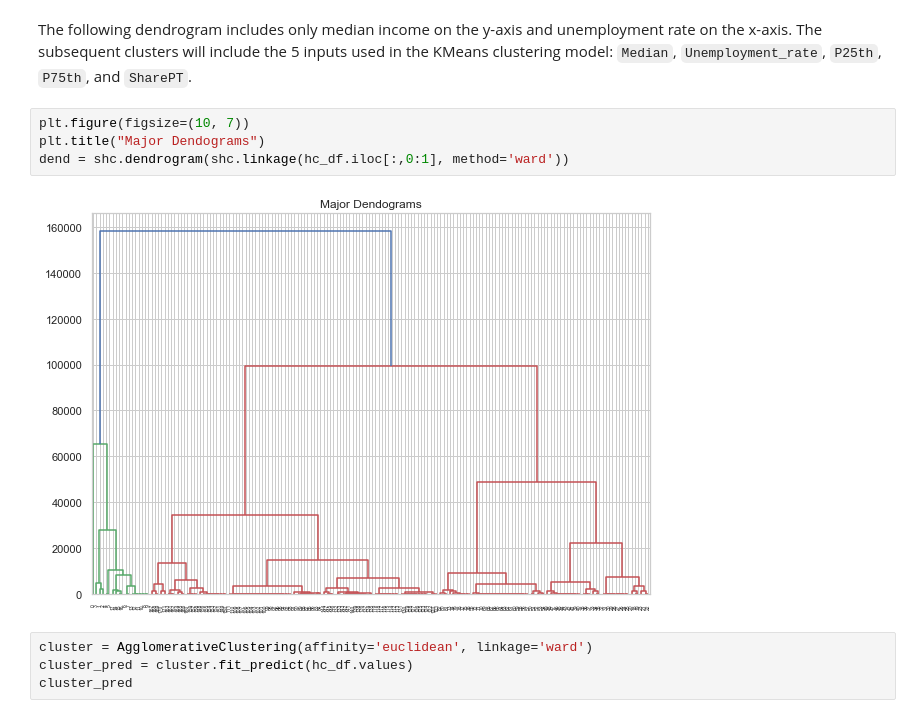
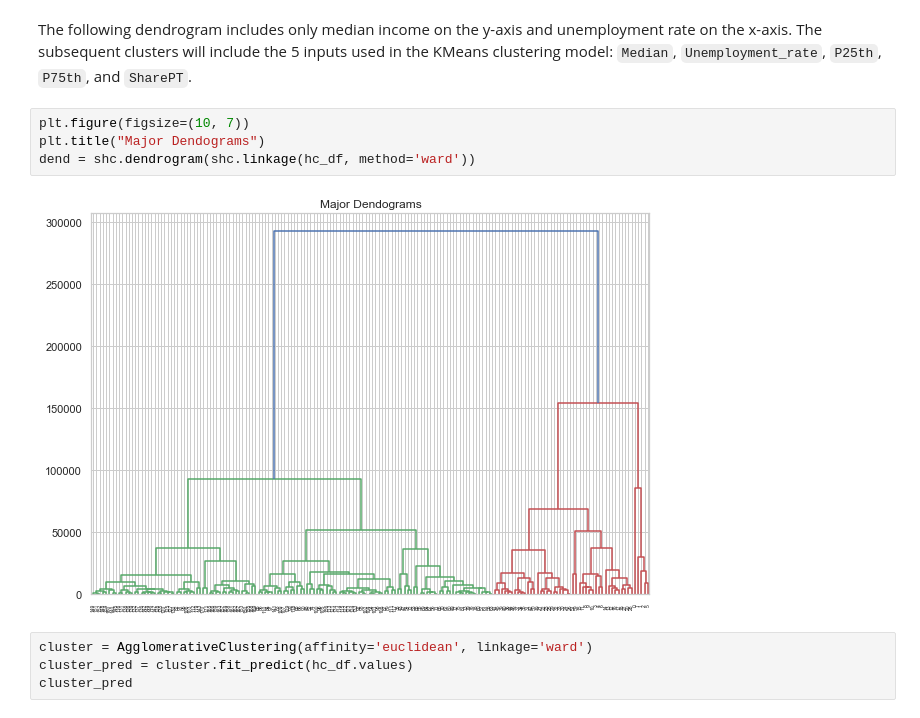
Before and after one commit to pscharfe/538-College-Majors-Analysis, a Jupyter notebook: clustering_college_majors.ipynb, the cells around one changed output. Saved outputs shown, nothing was run; the diff lists cells and outputs as text.

```diff
--- a/clustering_college_majors.ipynb
+++ b/clustering_college_majors.ipynb
@@ -1270,9 +1274,9 @@ The following dendrogram includes only median income on the y-axis and unemploym
 # %%
 plt.figure(figsize=(10, 7))
 plt.title("Major Dendograms")
-dend = shc.dendrogram(shc.linkage(hc_df.iloc[:,0:1], method='ward'))
+dend = shc.dendrogram(shc.linkage(hc_df, method='ward'))
 # %% [output]
-[figure, old version]
+[figure, new version]
 # %%
 cluster = AgglomerativeClustering(affinity='euclidean', linkage='ward')
 cluster_pred = cluster.fit_predict(hc_df.values)
```
Also changed, not shown: parts of 10 cells of this notebook.
